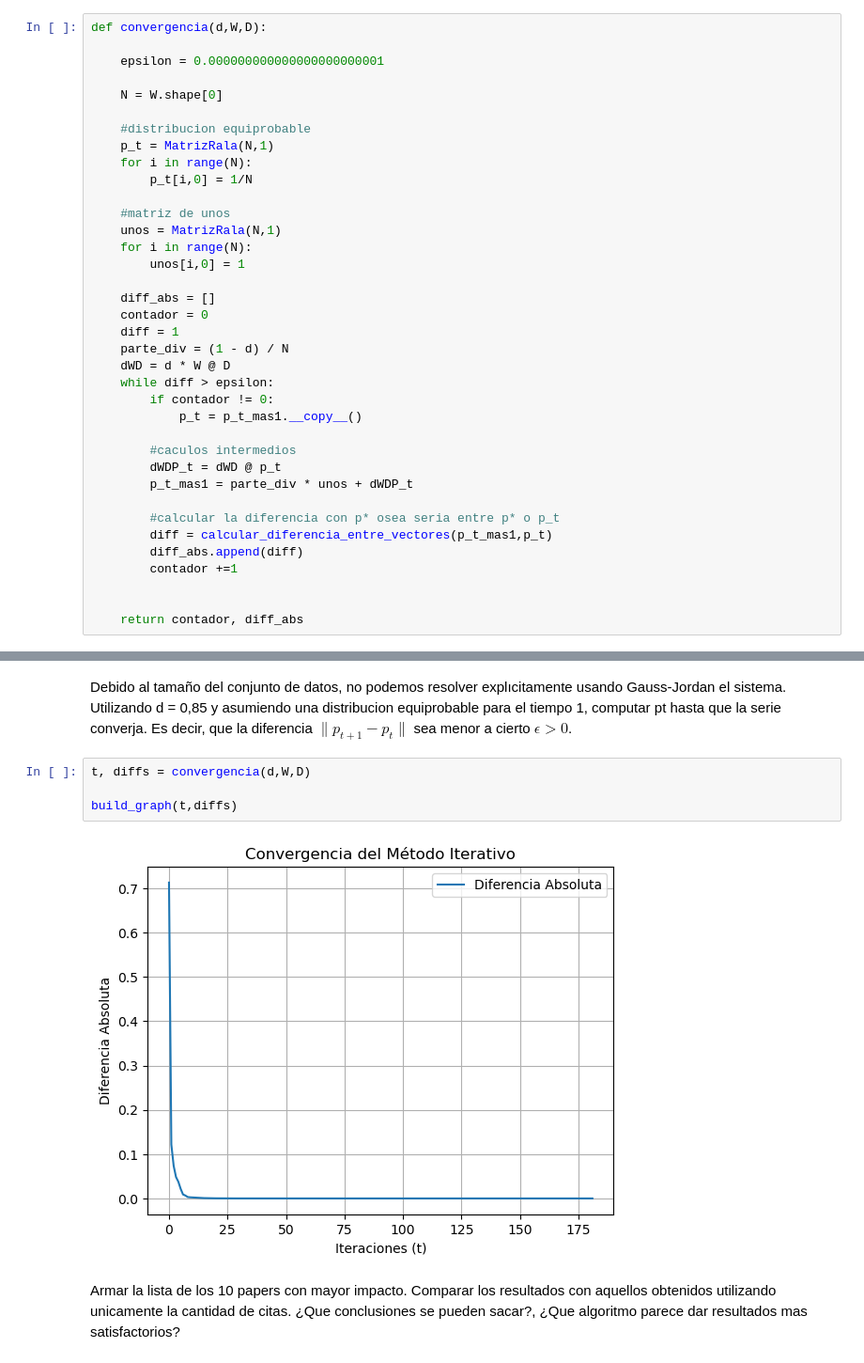
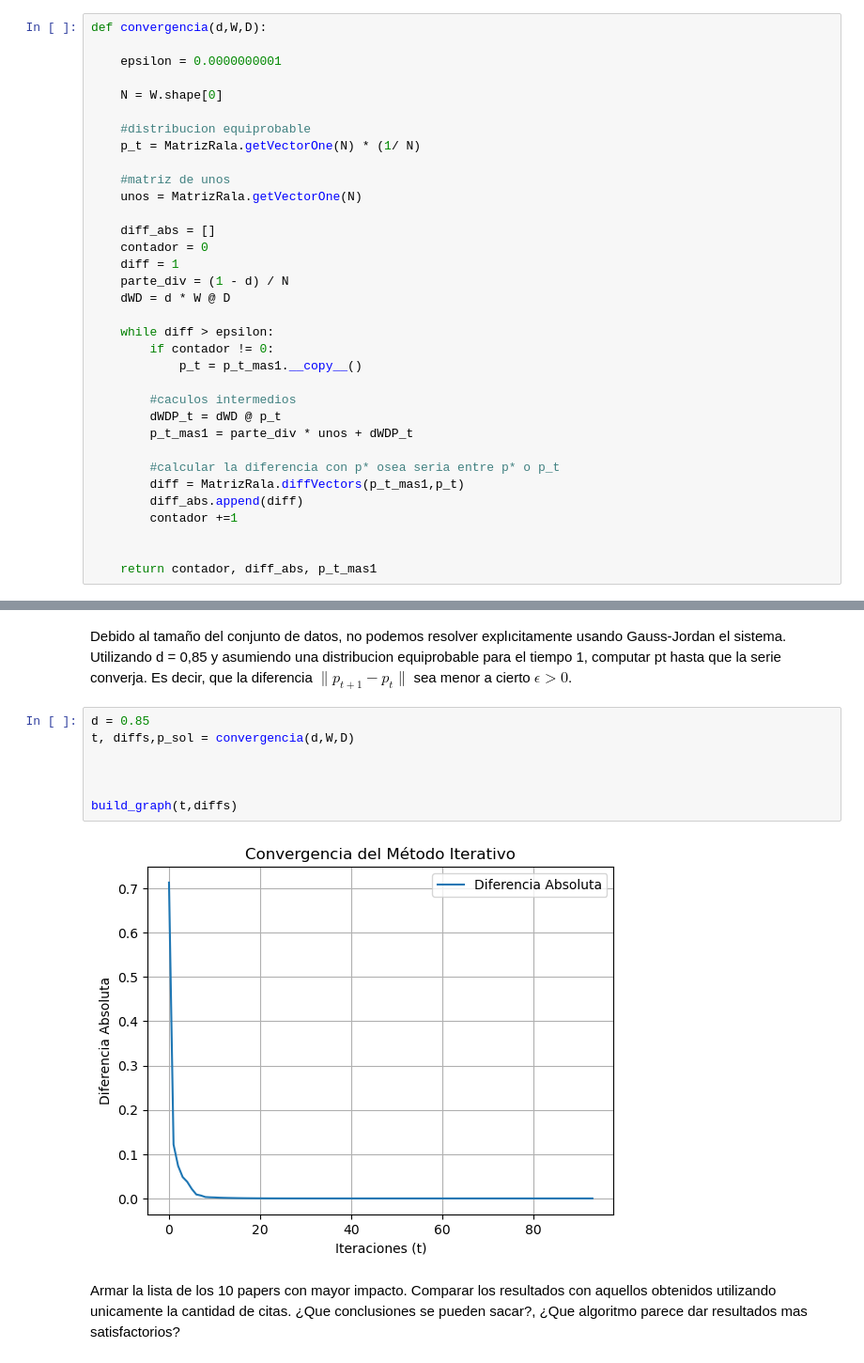
Before and after one commit to emilymaccarthy/PageRank_papers, a Jupyter notebook: ejercicio_{4}.ipynb, the cells around one changed output, grey strips where cells are left out. Shown: that part at 94% size. Cells and saved outputs as stored; diff of their text form.

```diff
--- a/ejercicio_{4}.ipynb
+++ b/ejercicio_{4}.ipynb
@@ -175,25 +88,22 @@ def generarP_star(W,D,d):
 # %%
 def convergencia(d,W,D):
 
-    epsilon = 0.000000000000000000000001
+    epsilon = 0.0000000001
 
     N = W.shape[0]
 
     #distribucion equiprobable
-    p_t = MatrizRala(N,1)
-    for i in range(N):
-        p_t[i,0] = 1/N
+    p_t = MatrizRala.getVectorOne(N) * (1/ N)
 
     #matriz de unos
-    unos = MatrizRala(N,1)
-    for i in range(N):
-        unos[i,0] = 1
+    unos = MatrizRala.getVectorOne(N)
 
     diff_abs = []
     contador = 0
     diff = 1
     parte_div = (1 - d) / N
     dWD = d * W @ D
+
     while diff > epsilon:
         if contador != 0:
             p_t = p_t_mas1.__copy__()
@@ -203,12 +113,12 @@ def convergencia(d,W,D):
         p_t_mas1 = parte_div * unos + dWDP_t
 
         #calcular la diferencia con p* osea seria entre p* o p_t
-        diff = calcular_diferencia_entre_vectores(p_t_mas1,p_t)
+        diff = MatrizRala.diffVectors(p_t_mas1,p_t)
         diff_abs.append(diff)
         contador +=1
 
 
-    return contador, diff_abs
+    return contador, diff_abs, p_t_mas1
 # %% [markdown]
 Generar las matrices $\mathbf{W}$ y $\mathbf{D}$ a partir de la tabla citas.csv. Utilizar matrices ralas.
 # %%
@@ -251,11 +151,14 @@ p_star = generarP_star(W,D,d)
 # %% [markdown]
 Debido al tamaño del conjunto de datos, no podemos resolver explıcitamente usando Gauss-Jordan el sistema. Utilizando d = 0,85 y asumiendo una distribucion equiprobable para el tiempo 1, computar pt hasta que la serie converja. Es decir, que la diferencia $∥p_{t+1} − p_{t}∥$ sea menor a cierto $ϵ > 0$.
 # %%
-t, diffs = convergencia(d,W,D)
+d = 0.85
+t, diffs,p_sol = convergencia(d,W,D)
+
+
 
 build_graph(t,diffs)
 # %% [output]
-[figure, old version]
+[figure, new version]
 # %% [markdown]
 Armar la lista de los 10 papers con mayor impacto. Comparar los resultados con aquellos obtenidos
 utilizando unicamente la cantidad de citas. ¿Que conclusiones se pueden sacar?, ¿Que algoritmo parece
```
Also changed, not shown: parts of 7 cells of this notebook, 3 other files.
